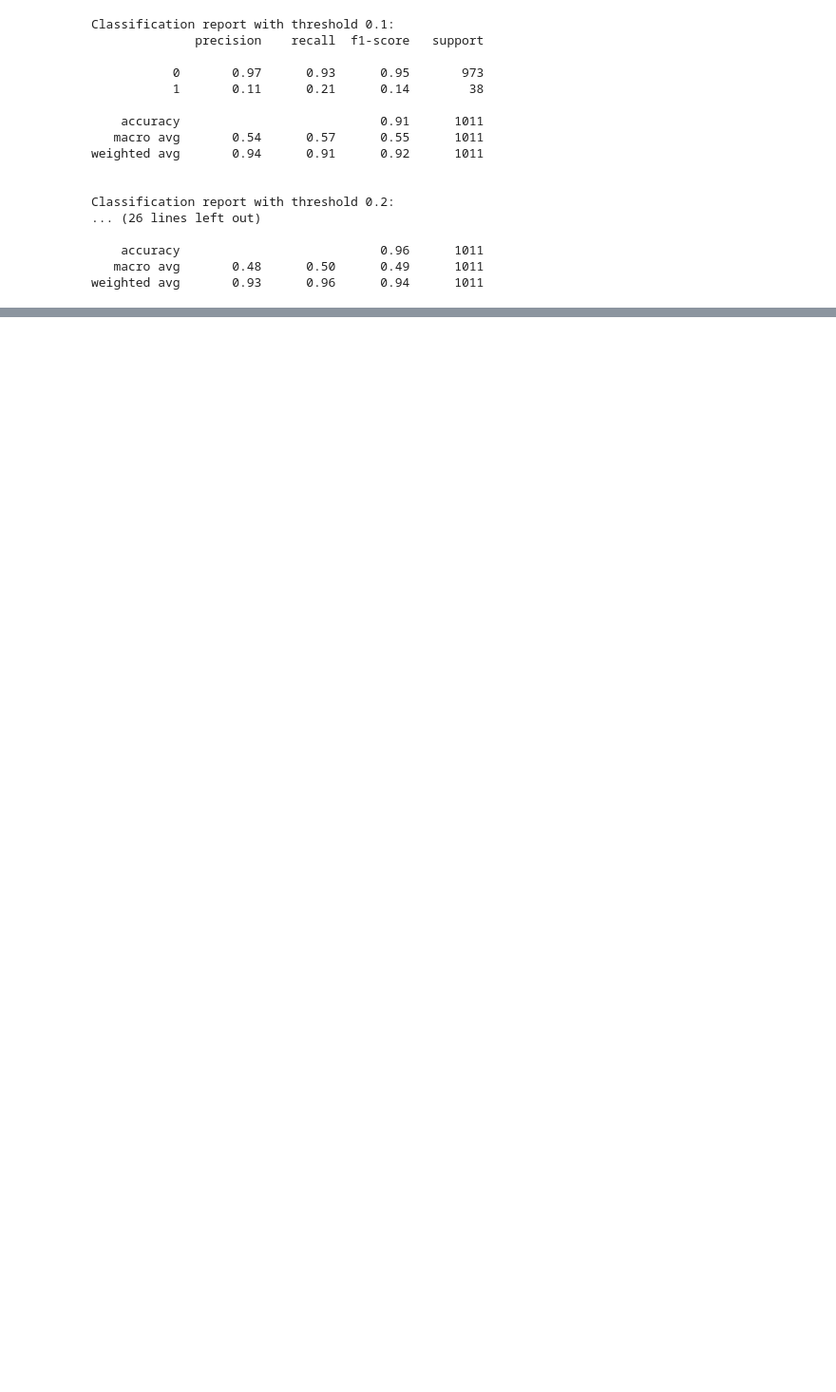
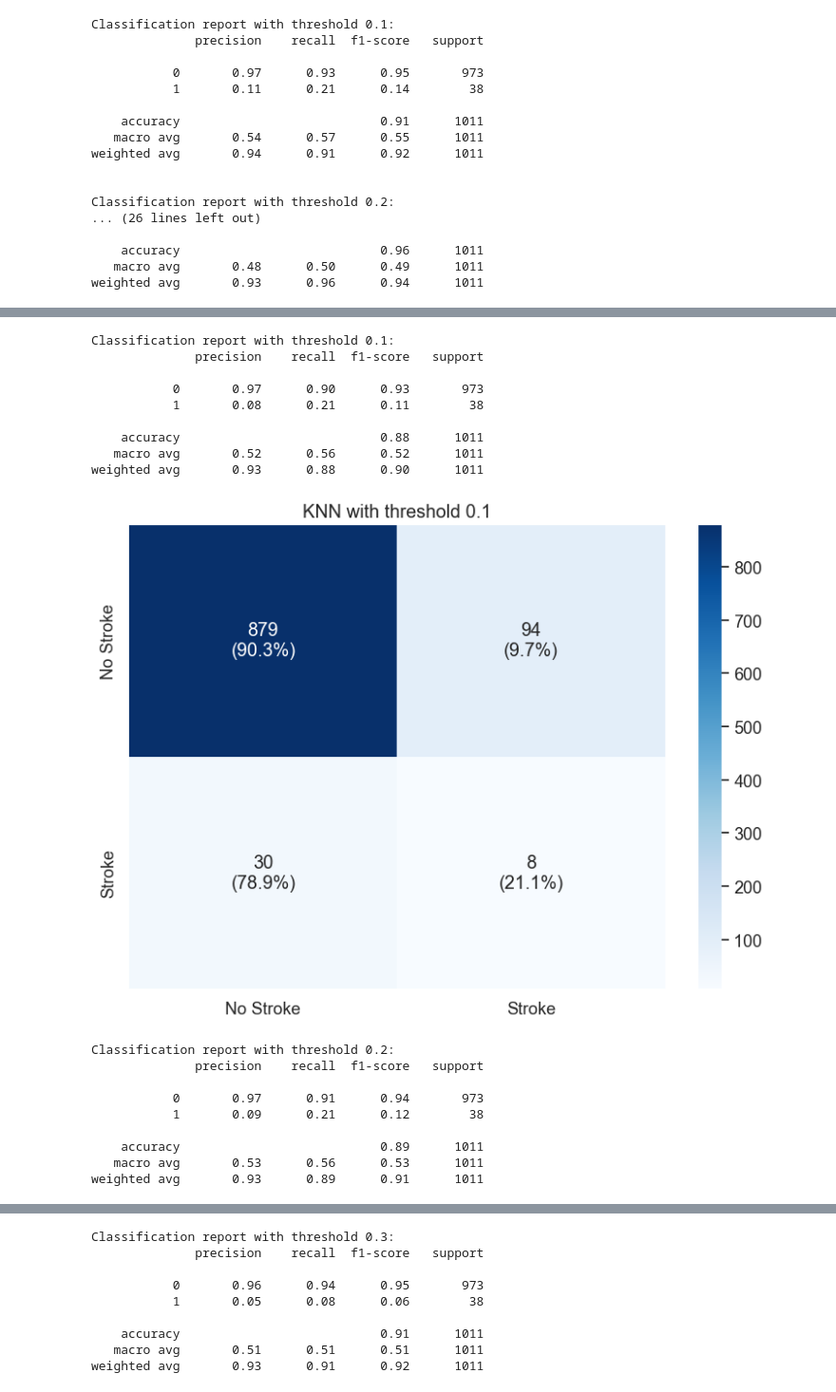
Before and after one commit to marwannour1/stroke_prediction, a Jupyter notebook: main.ipynb, the cells around one changed output, grey strips where cells are left out. Shown at 95% size. Drawn from its saved outputs; the diff is of its cells as text; code cells hidden in the pictures; blank space fills up the shorter version.

```diff
--- a/main.ipynb
+++ b/main.ipynb
@@ -1682,0 +1792,46 @@ plt.show()
+# %%
+# Adjust probability threshold to improve recall
+y_proba = best_knn.predict_proba(X_test_final)[:, 1]
+
+# Try different thresholds to find optimal balance
+thresholds = [0.1, 0.2, 0.3, 0.4]
+for threshold in thresholds:
+    y_pred_thresh = (y_proba > threshold).astype(int)
+    print(f"\nClassification report with threshold {threshold}:")
+    print(classification_report(y_test, y_pred_thresh))
+
+    # Optional: Plot confusion matrix for each threshold
+    cm_thresh = confusion_matrix(y_test, y_pred_thresh)
+    cm_percentage = cm_thresh.astype('float') / cm_thresh.sum(axis=1)[:, np.newaxis] * 100
+    annotations = np.empty_like(cm_thresh, dtype=object)
+    for i in range(len(cm_thresh)):
+        for j in range(len(cm_thresh[i])):
+            annotations[i, j] = f"{cm_thresh[i, j]}\n({cm_percentage[i, j]:.1f}%)"
+
+    plt.figure(figsize=(8, 6))
+    sns.heatmap(cm_thresh, annot=annotations, fmt="", cmap=plt.cm.Blues,
+               xticklabels=['No Stroke', 'Stroke'],
+               yticklabels=['No Stroke', 'Stroke'])
+    plt.title(f'KNN with threshold {threshold}')
+    plt.tight_layout()
+    plt.show()
+# %% [output]
+Classification report with threshold 0.1:
+              precision    recall  f1-score   support
+
+           0       0.97      0.90      0.93       973
+           1       0.08      0.21      0.11        38
+
+    accuracy                           0.88      1011
+   macro avg       0.52      0.56      0.52      1011
+weighted avg       0.93      0.88      0.90      1011
+[figure, added]
+Classification report with threshold 0.2:
+              precision    recall  f1-score   support
+
+           0       0.97      0.91      0.94       973
+           1       0.09      0.21      0.12        38
+
+    accuracy                           0.89      1011
+   macro avg       0.53      0.56      0.53      1011
+weighted avg       0.93      0.89      0.91      1011
@@ -1682,0 +1839,9 @@ plt.show()
+Classification report with threshold 0.3:
+              precision    recall  f1-score   support
+
+           0       0.96      0.94      0.95       973
+           1       0.05      0.08      0.06        38
+
+    accuracy                           0.91      1011
+   macro avg       0.51      0.51      0.51      1011
+weighted avg       0.93      0.91      0.92      1011
```
Also changed, not shown: parts of 30 cells of this notebook, 3 other files.
